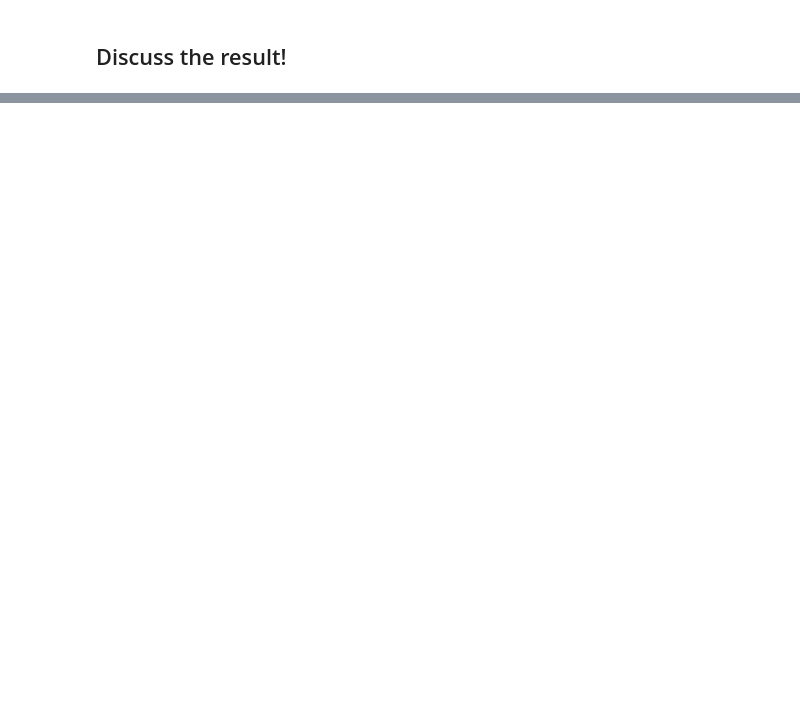
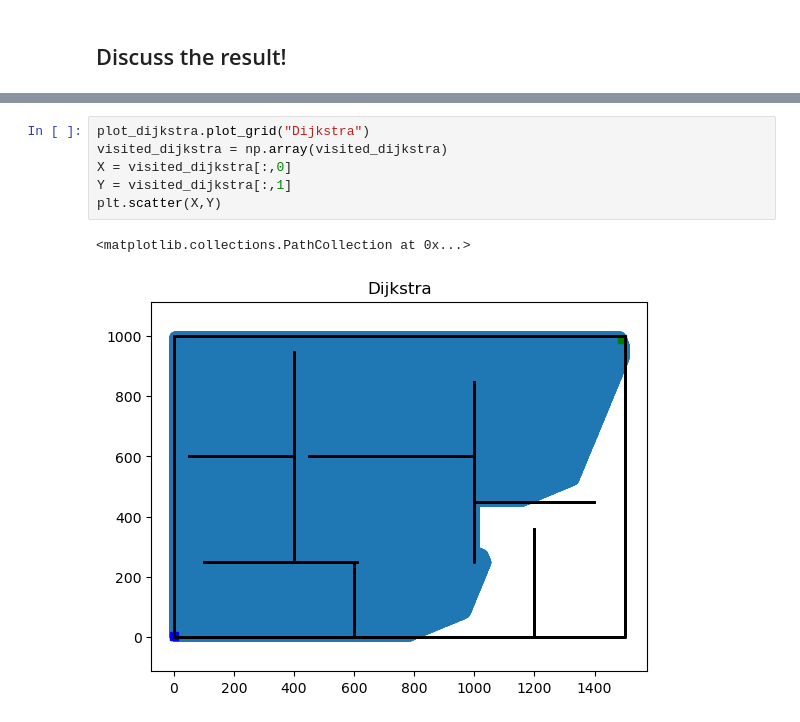
Before and after one commit to schollenkopf/MarineRoboticsTeam1, a Jupyter notebook: Training Sessions/TS3 Path Planning Notebook/exe1_search_based.ipynb, the cells around one changed output, grey strips where cells are left out. Saved outputs shown, nothing was run; the diff lists cells and outputs as text; blank space fills up the shorter version.

```diff
--- a/Training Sessions/TS3 Path Planning Notebook/exe1_search_based.ipynb
+++ b/Training Sessions/TS3 Path Planning Notebook/exe1_search_based.ipynb
@@ -138,0 +162,9 @@ plt.show()
+# %%
+plot_dijkstra.plot_grid("Dijkstra")
+visited_dijkstra = np.array(visited_dijkstra)
+X = visited_dijkstra[:,0]
+Y = visited_dijkstra[:,1]
+plt.scatter(X,Y)
+# %% [output]
+<matplotlib.collections.PathCollection at 0x...>
+[figure, added]
```
Also changed, not shown: parts of 12 cells of this notebook, 2 other files.
